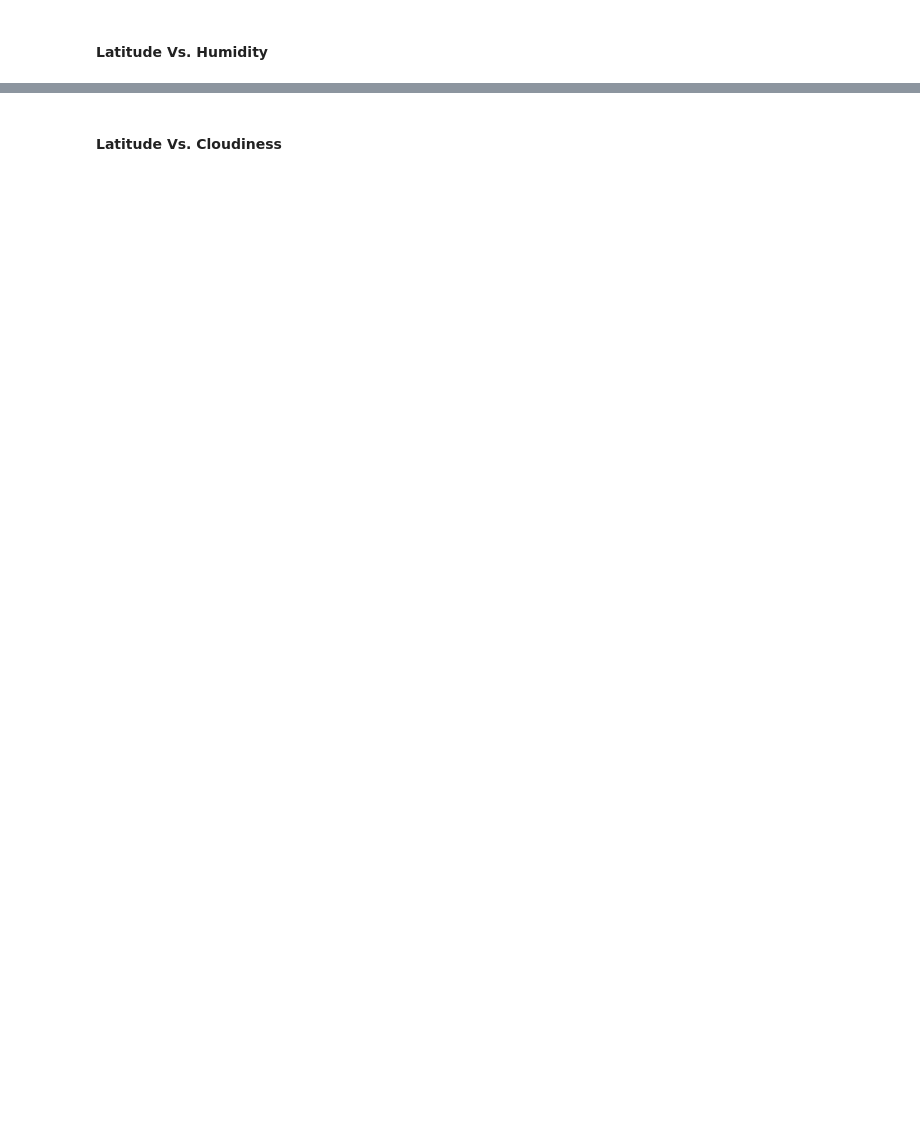
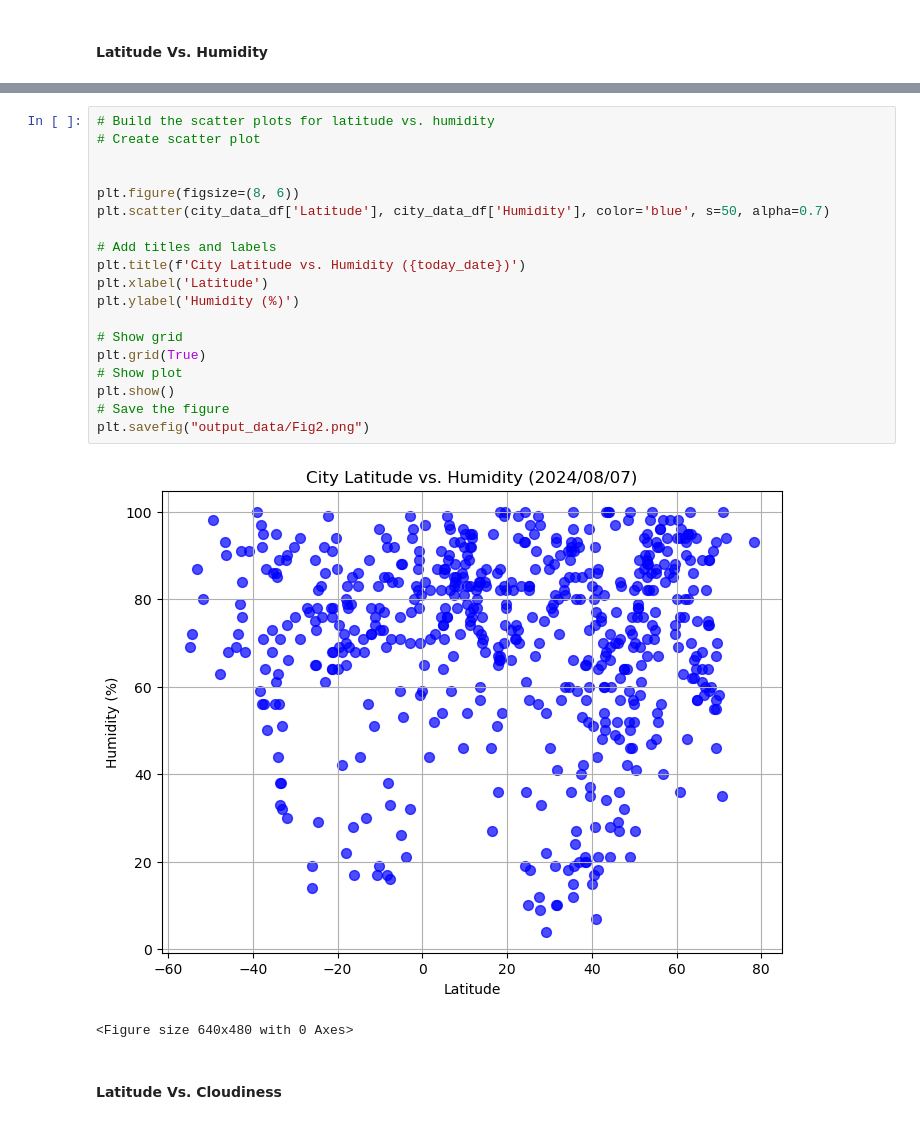
Before and after one commit to Daemch/python_api_challenge, a Jupyter notebook: WeatherPy/WeatherPy.ipynb, the cells around one changed output, grey strips where cells are left out. Drawn from its saved outputs; the diff is of its cells as text; blank space fills up the shorter version.

```diff
--- a/WeatherPy/WeatherPy.ipynb
+++ b/WeatherPy/WeatherPy.ipynb
@@ -217,2 +211,24 @@ plt.show()
+# %%
+# Build the scatter plots for latitude vs. humidity
+# Create scatter plot
+
+
+plt.figure(figsize=(8, 6))
+plt.scatter(city_data_df['Latitude'], city_data_df['Humidity'], color='blue', s=50, alpha=0.7)
+
+# Add titles and labels
+plt.title(f'City Latitude vs. Humidity ({today_date})')
+plt.xlabel('Latitude')
+plt.ylabel('Humidity (%)')
+
+# Show grid
+plt.grid(True)
+# Show plot
+plt.show()
+# Save the figure
+plt.savefig("output_data/Fig2.png")
+# %% [output]
+[figure, added]
+<Figure size 640x480 with 0 Axes>
 # %% [markdown]
 #### Latitude Vs. Cloudiness
```
Also changed, not shown: parts of 12 cells of this notebook.
